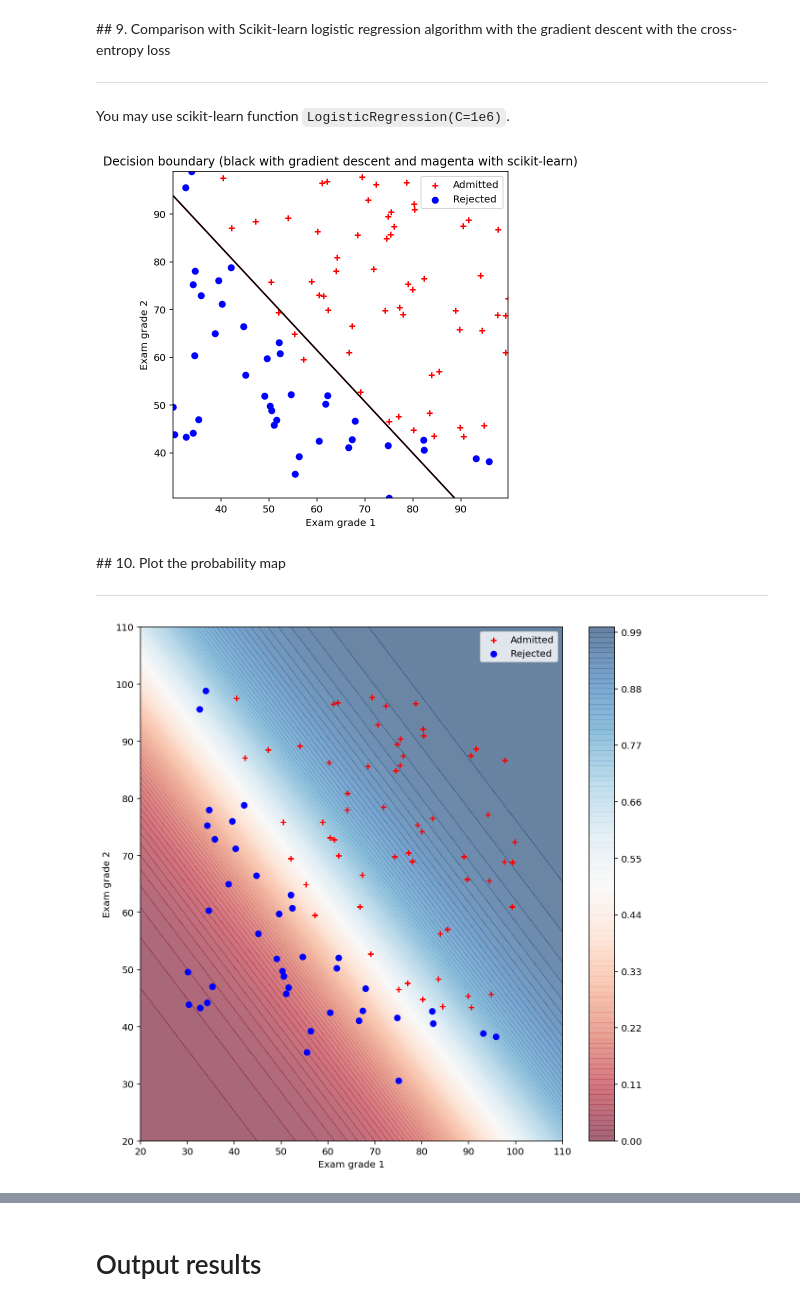
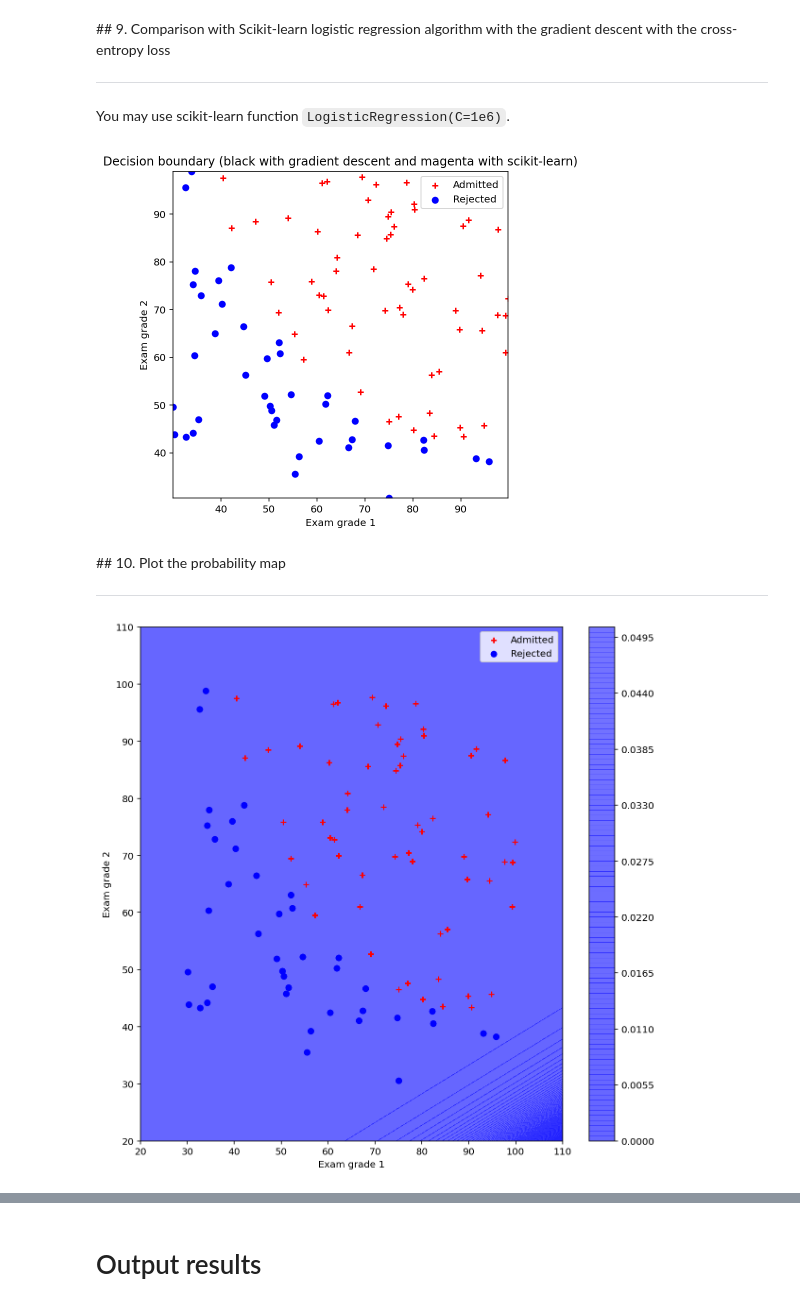
Before and after one commit to yesoly/MachineLearningProject, a Jupyter notebook: Assignment04.ipynb, the cells around one changed output, grey strips where cells are left out. Cells and saved outputs as stored; diff of their text form; code cells hidden in the pictures.

```diff
--- a/Assignment04.ipynb
+++ b/Assignment04.ipynb
@@ -256,21 +256,15 @@ $$
 #### Implement the vectorized version of the gradient of the classification loss function
 # %%
 # loss function definition
-
 def loss_mse(y_pred,y):
-
     n = len(y)
-    loss = 2 * np.dot(X.T, (y_pred - y) * (y_pred * (1 - y_pred))) / n
-
+    loss = 2 * np.dot(X.T, np.multiply(y_pred - y, np.multiply(y_pred, 1 - y_pred))) / n
     return loss
 
 def loss_ce(y_pred,y):
-
     n = len(y)
     loss = 2 * np.dot(X.T, (y_pred - y)) / n
-
     return loss
-
 
 # Test loss function
 y = data[:,2][:,None] # label
@@ -324,2 +323,9 @@ w, L_iters_mse, L_iters_ce, w_iters = grad_desc(X,y,w_init,tau,max_iter)
+# %%
+# run gradient descent algorithm
+start = time.time()
+w_init = np.array([-10,0.1,-0.2])[:,None]
+tau = 1e-4; max_iter = 10000
+w_mse, L_iters_mse, w_iters_mse = grad_desc_mse(X,y,w_init,tau,max_iter)
+w_ce, L_iters_ce, w_iters_ce = grad_desc_ce(X,y,w_init,tau,max_iter)
 # %%
 # plot
@@ -392,14 +430,14 @@ logreg_sklearn = LogisticRegression()# scikit-learn logistic regression
 logreg_sklearn.fit(X, y) # learn the model parameters
 
 # compute loss value
-w_sklearn = np.array([1,1,1])[:,None]
-w_sklearn[0,0] = logreg_sklearn.coef_[0, 0]
-w_sklearn[1:3,0] = logreg_sklearn.coef_[0, 1:3]
-
+#w_sklearn = np.array([1,1,1])[:,None]
+#w_sklearn[0,0] = logreg_sklearn.coef_[0, 0]
+#w_sklearn[1:3,0] = logreg_sklearn.coef_[0, 1:3]
+w_sklearn = logreg_sklearn.coef_.T
 loss_sklearn = loss_ce(logreg_sklearn.predict(X),y)
 
 # plot
-plt.figure(4,figsize=(6,6))
+fig_7 = plt.figure(4,figsize=(6,6))
 plt.scatter(x1[idx_admit], x2[idx_admit], c= 'r', marker="+", label = 'Admitted')
 plt.scatter(x1[idx_rejec], x2[idx_rejec], c= 'b', label = 'Rejected')
 plt.xlabel('Exam grade 1')
@@ -415,15 +453,15 @@ X2[:,1] = xx1.reshape(-1)
 X2[:,2] = xx2.reshape(-1)
 
 p2 = f_pred(X2,w_sklearn)
-p2 = p.reshape(50,50)
-plt.contour(xx1, xx2, p, [0.5], colors = 'r');
+p2 = p2.reshape(50,50)
 plt.contour(xx1, xx2, p2, [0.5], colors = 'k');
 
 plt.title('Decision boundary (black with gradient descent and magenta with scikit-learn)')
 plt.legend(loc = 'upper right')
 plt.show()
+fig_7.savefig('Decision boundary-scikit-learn.png')
 # %% [output]
-[figure, old version]
+[figure, new version]
 # %% [markdown]
 ## 10. Plot the probability map
 <hr>
@@ -430,41 +491,22 @@ plt.show()
 # %%
-num_a = 110
-grid_x1 = np.linspace(20,110,num_a)
-grid_x2 = np.linspace(20,110,num_a)
+fig_8 = plt.figure(figsize=(10,10))
 
-score_x1, score_x2 = np.meshgrid(grid_x1, grid_x2)
-
-Z = np.ones([np.prod(score_x1.shape) ,3])
-Z[:,1] = score_x1.reshape(-1)
-Z[:,2] = score_x2.reshape(-1)
-predict_prob = sigmoid(np.dot(Z,w))
-predict_prob = predict_prob.reshape(110,110)
-
-#for i in range(len(score_x1)):
-    #for j in range(len(score_x2)):
-
-
-            #Z[j, i] = predict_prob
-
-            # actual plotting example
-
-fig = plt.figure(figsize=(10,10))
-
-ax = fig.add_subplot(111)
+ax = fig_8.add_subplot(111)
 ax.tick_params( )
 ax.set_xlabel('Exam grade 1')
 ax.set_ylabel('Exam grade 2')
 
 ax.set_xlim(20, 110)
 ax.set_ylim(20, 110)
 
-cf = ax.contourf(score_x1, score_x2, predict_prob, 100, cmap = "RdBu", vmin = 0,vmax = 1, alpha = 0.6)
+cf = ax.contourf(score_x1, score_x2, predict_prob_mse, 100, cmap = "bwr", vmin = 0,vmax = 1, alpha = 0.6)
 ax.scatter(x1[idx_admit], x2[idx_admit], c= 'r', marker="+", label = 'Admitted')
 ax.scatter(x1[idx_rejec], x2[idx_rejec], c= 'b', label = 'Rejected')
-cbar = fig.colorbar(cf)
+cbar = fig_8.colorbar(cf)
 cbar.update_ticks()
 
 plt.legend(loc = 'upper right')
 plt.show()
+fig_8.savefig('Probability Map.png')
 # %% [output]
-[figure, old version]
+[figure, new version]
```
Also changed, not shown: parts of 22 cells of this notebook.
